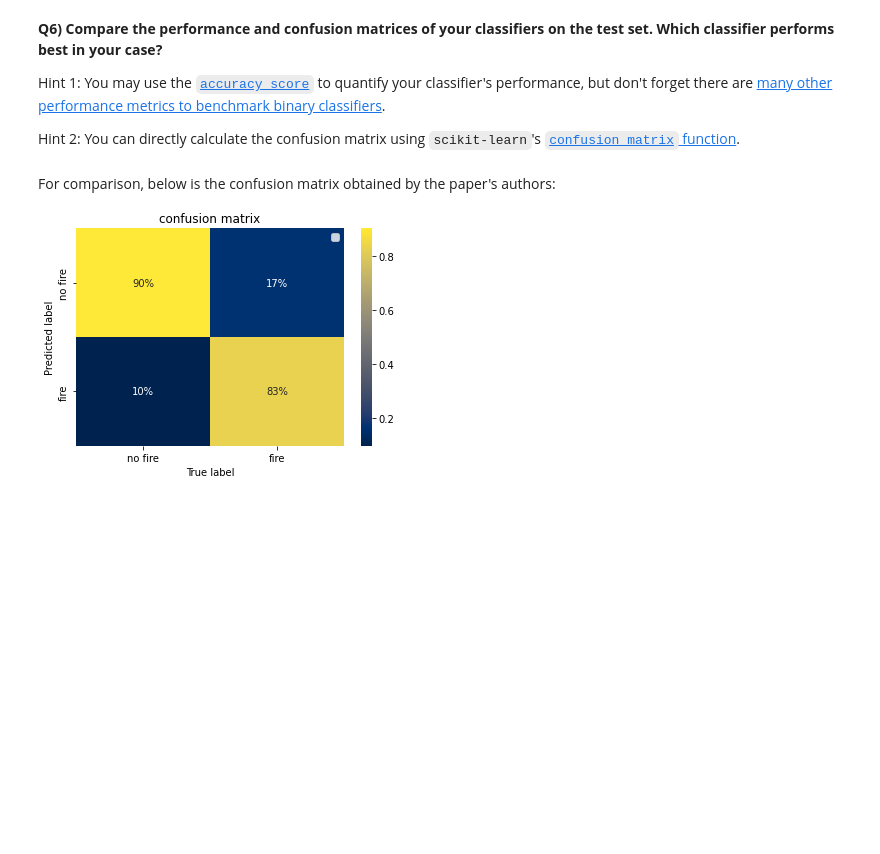
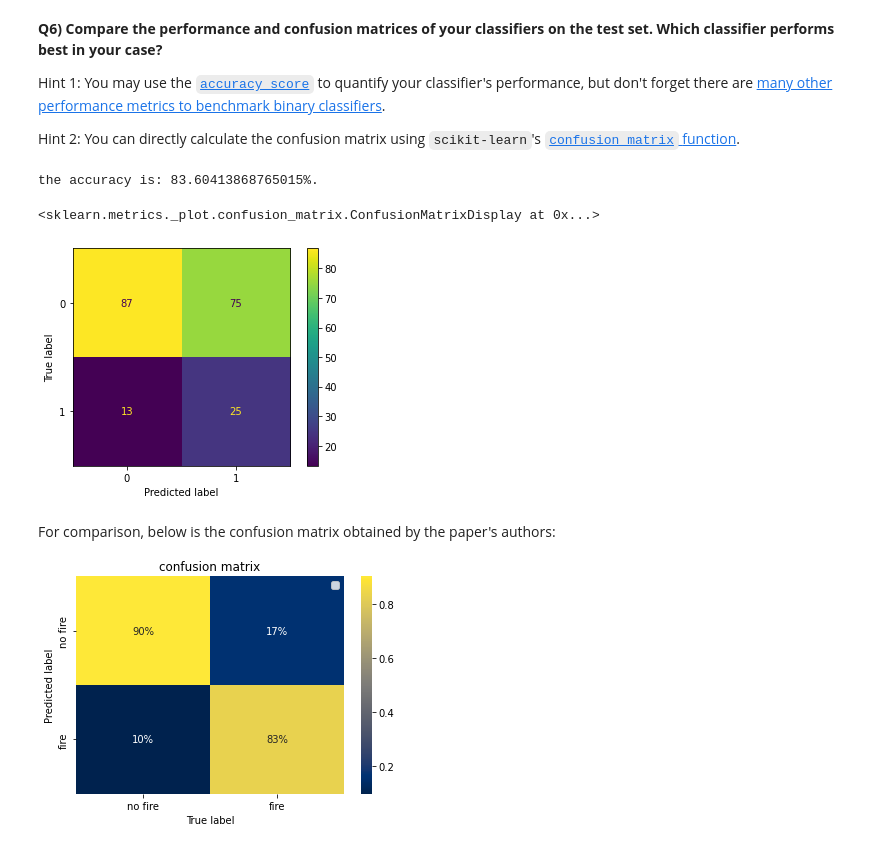
Before and after one commit to michmazbout/2022_ML_EES, a Jupyter notebook: Labs/S2_4_Wildfire_Risk_Italy.ipynb, the cells around one changed output. Cells and saved outputs as stored; diff of their text form; code cells hidden in the pictures; blank space fills up the shorter version.

```diff
--- a/Labs/S2_4_Wildfire_Risk_Italy.ipynb
+++ b/Labs/S2_4_Wildfire_Risk_Italy.ipynb
@@ -386,19 +384,26 @@ from sklearn.____ import _____________, ___________________
 #####################################################################################################################
 # 2. Use rfc to make prediction on test set
 #####################################################################################################################
-rfc_preds = rfc.________(_____)
+rfc_preds = rfc.predict(X_test)
 # %%
 #####################################################################################################################
 # 3. Use accuracy_score to infer trained classifier performance
 #####################################################################################################################
-rfc_acc = ____________(_____, ________)
+rfc_acc = accuracy_score(y_test, rfc_preds)
+print('the accuracy is: '+ str(rfc_acc*100)+'%.')
+# %% [output]
+the accuracy is: 83.60413868765015%.
 # %%
+from os import confstr_names
 #####################################################################################################################
 # 4. Plot the confusion matrix
 #####################################################################################################################
-cm = confusion_matrix(______, _______, normalize=____) # Get a confusion matrix 'cm', use 'pred' for the normalize option
-disp = _________________(_____________ = cm) # Use ConfusionMatrixDisplay to visualize 'cm'
+cm = confusion_matrix(y_test,rfc_preds, normalize='pred') # Get a confusion matrix 'cm', use 'pred' for the normalize option
+disp = ConfusionMatrixDisplay(confusion_matrix = (cm*100)) # Use ConfusionMatrixDisplay to visualize 'cm'
 disp.plot()
+# %% [output]
+<sklearn.metrics._plot.confusion_matrix.ConfusionMatrixDisplay at 0x...>
+[figure, added]
 # %% [markdown]
 For comparison, below is the confusion matrix obtained by the paper's authors:
 
```
Also changed, not shown: parts of 16 cells of this notebook.
